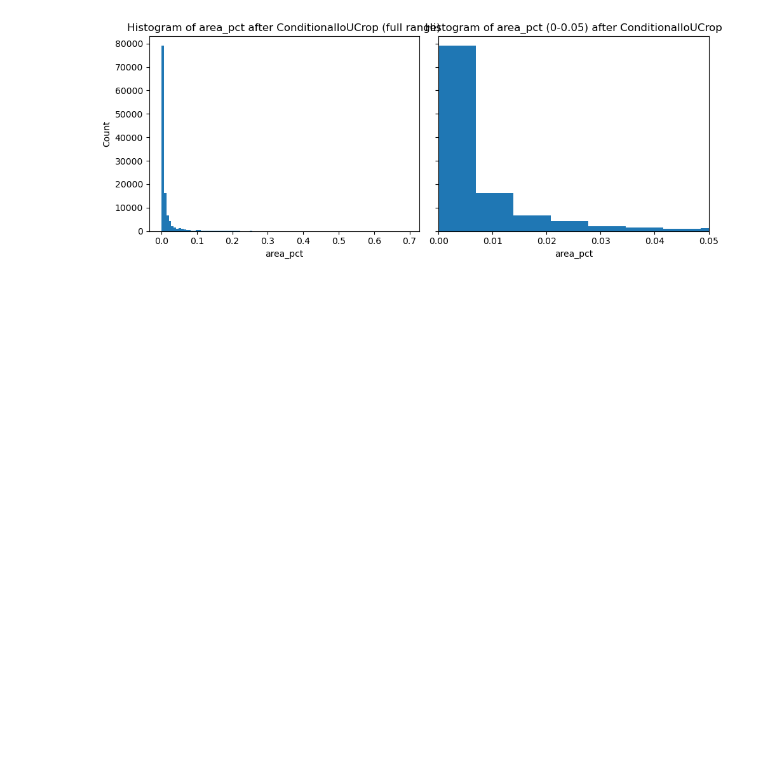
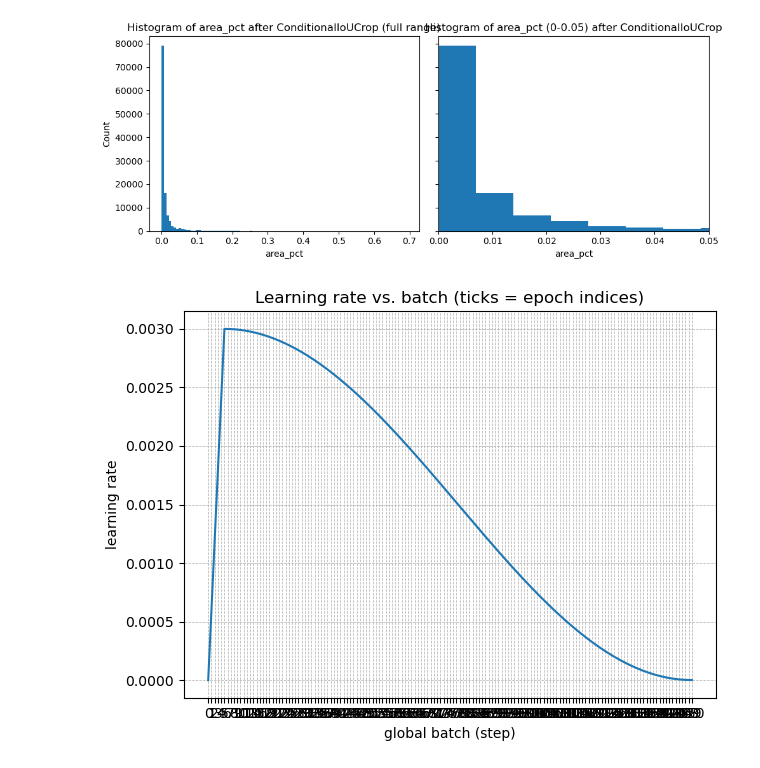
Before and after one commit to ElliotBlackstone/automotive-ssd-object-detection, a Jupyter notebook: EDA_car.ipynb, the cells around one changed output. Cells and saved outputs as stored; diff of their text form; code cells hidden in the pictures; blank space fills up the shorter version.

```diff
--- a/EDA_car.ipynb
+++ b/EDA_car.ipynb
@@ -196,0 +349,9 @@ plt.show()
+# %%
+plot_lr_vs_batch(
+    optimizer=optimizer,
+    scheduler=scheduler,
+    num_epochs=150,
+    steps_per_epoch=len(train_dataloader),
+)
+# %% [output]
+[figure, added]
```
Also changed, not shown: parts of 5 cells of this notebook, 2 other files.
